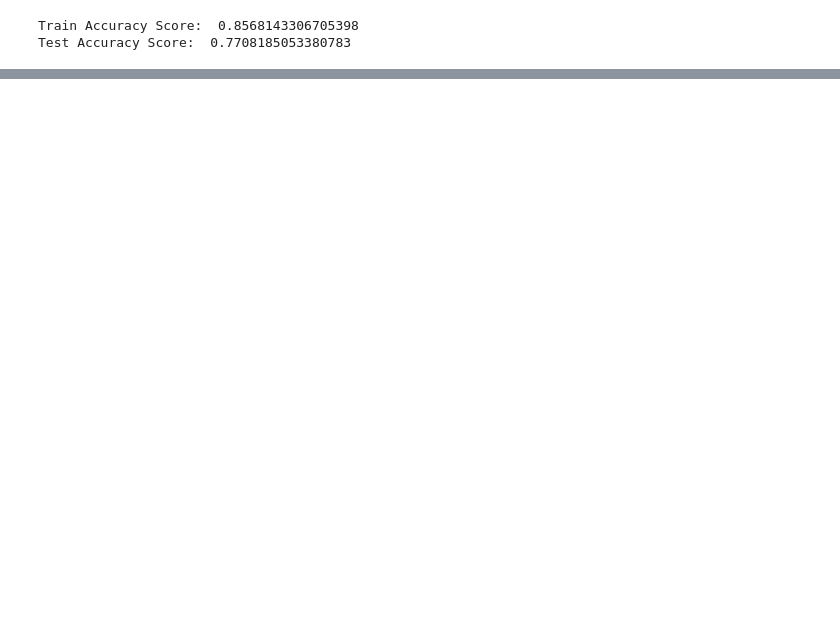
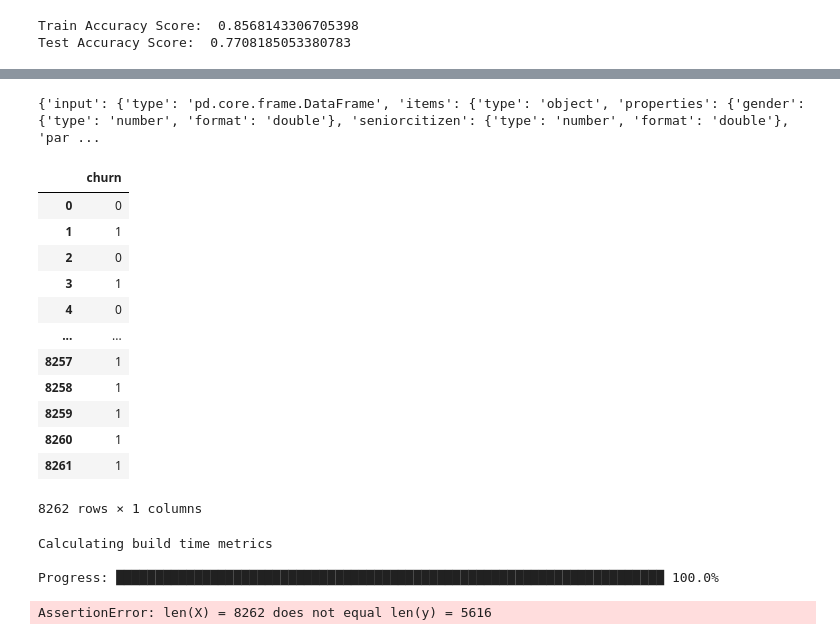
Before and after one commit to singhmanishh/telecom_churn, a Jupyter notebook: telecom_churn_Modeling.ipynb, the cells around one changed output, grey strips where cells are left out. Saved outputs shown, nothing was run; the diff lists cells and outputs as text; code cells hidden in the pictures; blank space fills up the shorter version.

```diff
--- a/telecom_churn_Modeling.ipynb
+++ b/telecom_churn_Modeling.ipynb
@@ -526,0 +473,20 @@ AssertionError: len(X) = 8262 does not equal len(y) = 5616
+# %%
+@scoring_func
+def score(model, request):
+    payload = request.json["payload"]
+    data = pd.DataFrame(eval(payload))
+    #data_list = payload
+    #data_array = numpy.asarray(data_list)
+    prediction = pd.Series(model.predict(data))
+    #prediction_proba = model.predict_proba(data_array)
+    return prediction.tolist()
+
+import requests
+req = requests.Request()
+#req.json = {"payload":train_X.head(1).to_numpy()}
+req.json = {"payload":x_train_smote.head(1).to_json()}
+
+sch = generate_schema(score,(model_obj, req),x_train_smote)
+print(sch)
+# %% [output]
+{'input': {'type': 'pd.core.frame.DataFrame', 'items': {'type': 'object', 'properties': {'gender': {'type': 'number', 'format': 'double'}, 'seniorcitizen': {'type': 'number', 'format': 'double'}, 'par ...
@@ -526,0 +495,49 @@ AssertionError: len(X) = 8262 does not equal len(y) = 5616
+# %%
+y_train_smote = pd.DataFrame(y_train_smote, columns=['churn'])
+# %%
+y_train_smote
+# %% [output]
+|  | churn |
+| 0 | 0 |
+| 1 | 1 |
+| 2 | 0 |
+| 3 | 1 |
+| 4 | 0 |
+| ... | ... |
+| 8257 | 1 |
+| 8258 | 1 |
+| 8259 | 1 |
+| 8260 | 1 |
+| 8261 | 1 |
+8262 rows × 1 columns
+# %%
+register_model(model_obj,
+               score,
+               name="telecom_churn_prediction",
+               description="Predicting the churn related to telecom industry",
+               flavour=MLModelFlavours.sklearn,
+               model_type="classification",
+               schema=sch,
+               y_true=y_test,
+               y_pred=y_pred,
+               prob=y_prob,
+               features=x_train_smote.columns,
+               labels=[0,1],
+               init_script="" ,
+               input_type="json",
+               explain_ai=True,
+               x_train=x_train_smote,
+               x_test=x_test,
+               y_train=y_train_smote['churn'].tolist(),
+               y_test=y_test['churn'].tolist(),
+               feature_names=x_train_smote.columns.tolist(),
+               original_features=x_train_smote.columns.tolist(),
+               feature_ids=x_train_smote.columns,
+               target_names=['No','Yes'])
+#kyd=True, kyd_score = True)
+print("Registering model")
+# %% [output]
+Calculating build time metrics
+
+Progress: ██████████████████████████████████████████████████████████████████████ 100.0%
+AssertionError: len(X) = 8262 does not equal len(y) = 5616
```
Also changed, not shown: parts of 20 cells of this notebook.
